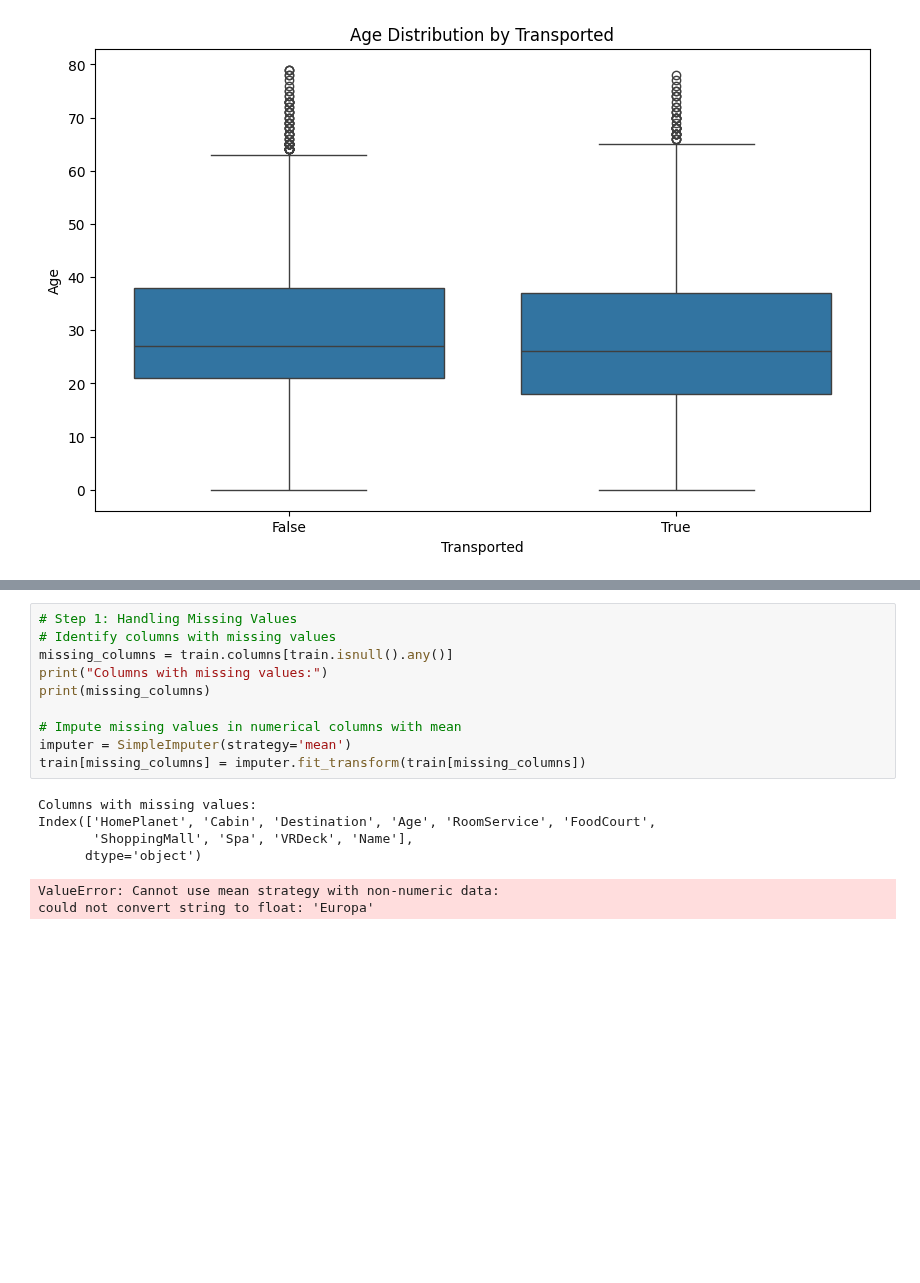
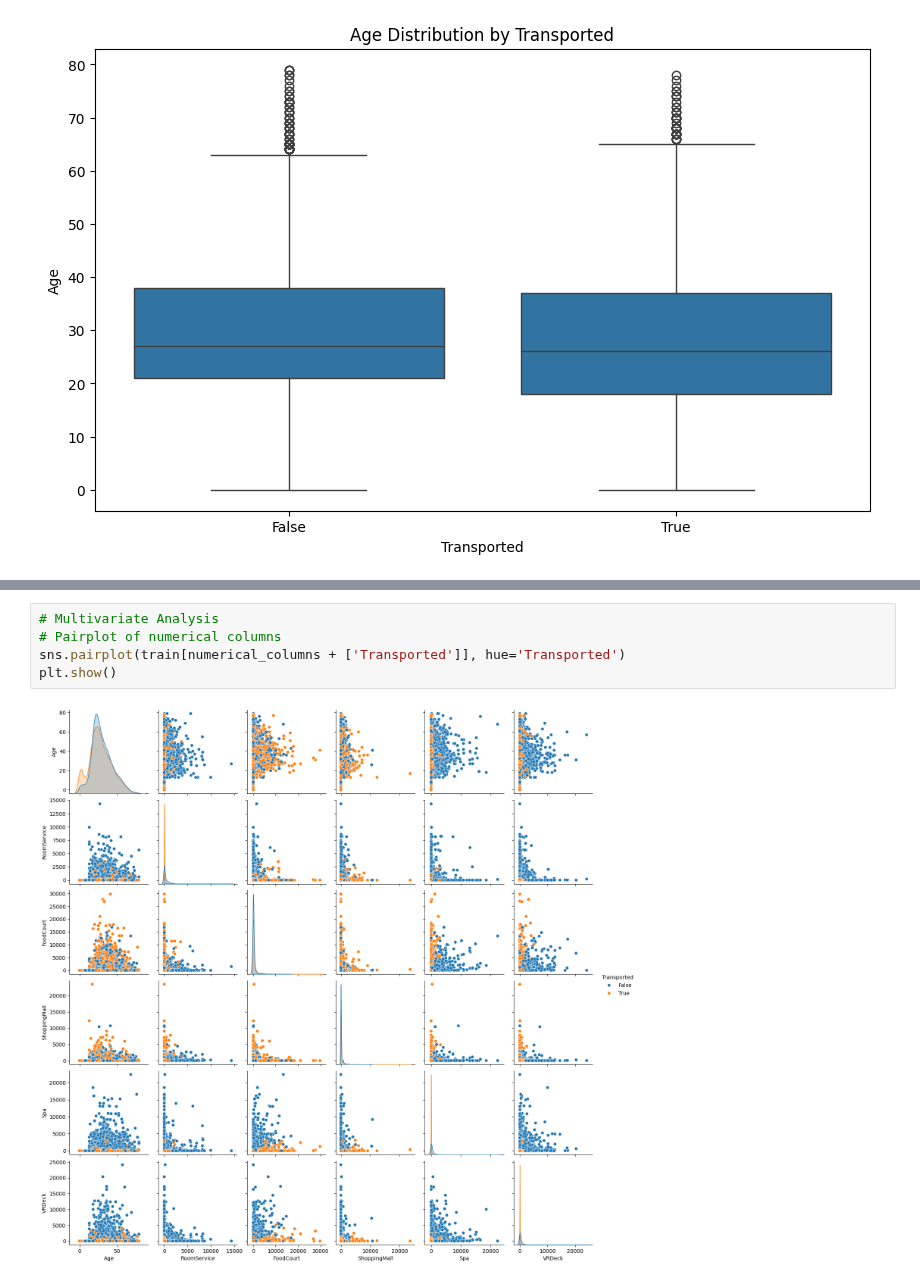
Before and after one commit to 7PAM2015-0509-2023-Group17/Kaggle-Challenge, a Jupyter notebook: Kaggle_Challenge_notebook.ipynb, the cells around one changed output, grey strips where cells are left out. Saved outputs shown, nothing was run; the diff lists cells and outputs as text; blank space fills up the shorter version.

```diff
--- a/Kaggle_Challenge_notebook.ipynb
+++ b/Kaggle_Challenge_notebook.ipynb
@@ -148,20 +144,10 @@ plt.title('Correlation Heatmap of Numerical Features')
 plt.show()
 # %% [output]
 [figure]
-# %%
-# Step 1: Handling Missing Values
-# Identify columns with missing values
-missing_columns = train.columns[train.isnull().any()]
-print("Columns with missing values:")
-print(missing_columns)
-
-# Impute missing values in numerical columns with mean
-imputer = SimpleImputer(strategy='mean')
-train[missing_columns] = imputer.fit_transform(train[missing_columns])
-# %% [output]
-Columns with missing values:
-Index(['HomePlanet', 'Cabin', 'Destination', 'Age', 'RoomService', 'FoodCourt',
-       'ShoppingMall', 'Spa', 'VRDeck', 'Name'],
-      dtype='object')
-ValueError: Cannot use mean strategy with non-numeric data:
-could not convert string to float: 'Europa'
+# %%
+# Multivariate Analysis
+# Pairplot of numerical columns
+sns.pairplot(train[numerical_columns + ['Transported']], hue='Transported')
+plt.show()
+# %% [output]
+[figure, added]
```
Also changed, not shown: parts of 4 cells of this notebook.
